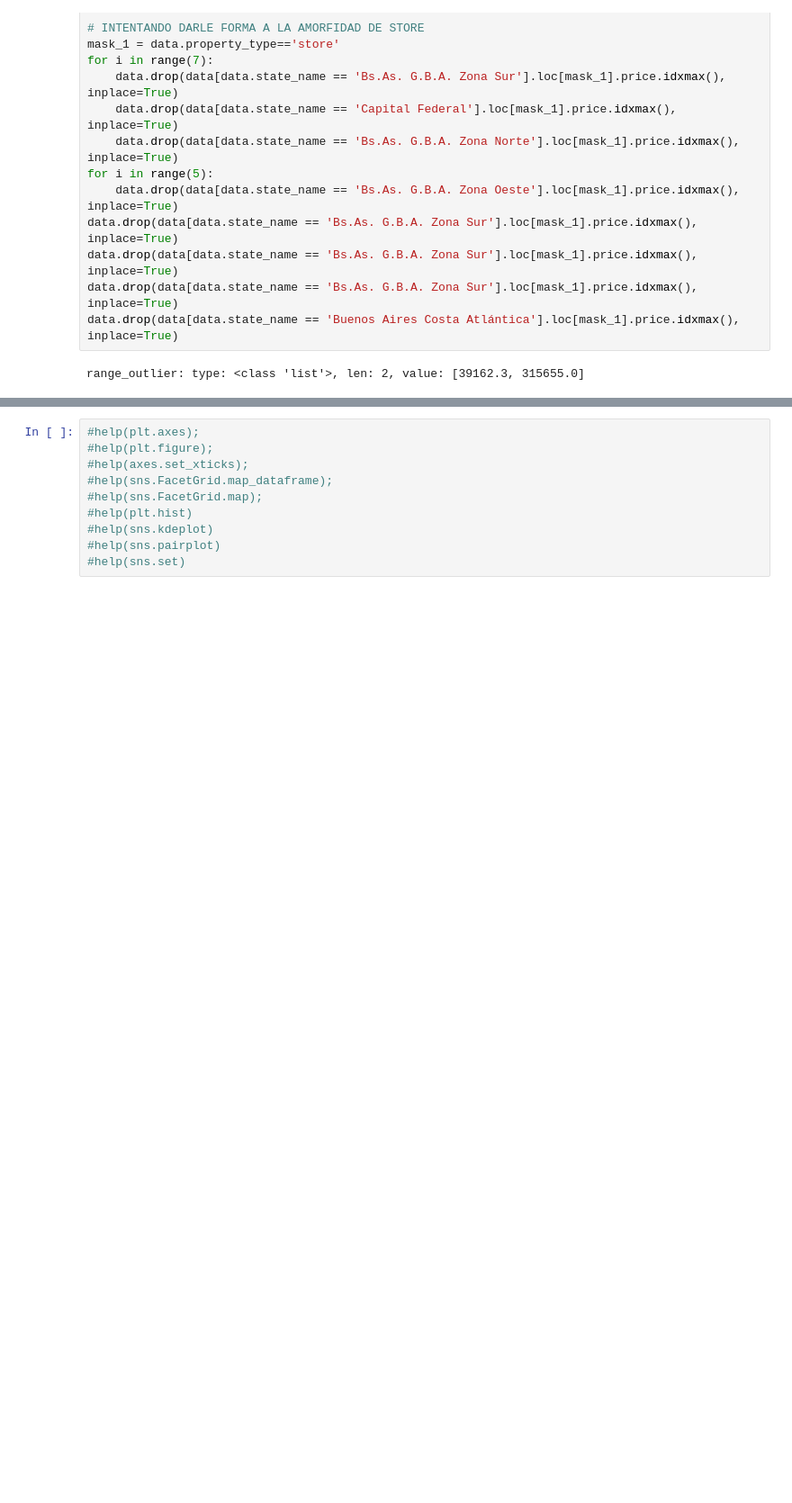
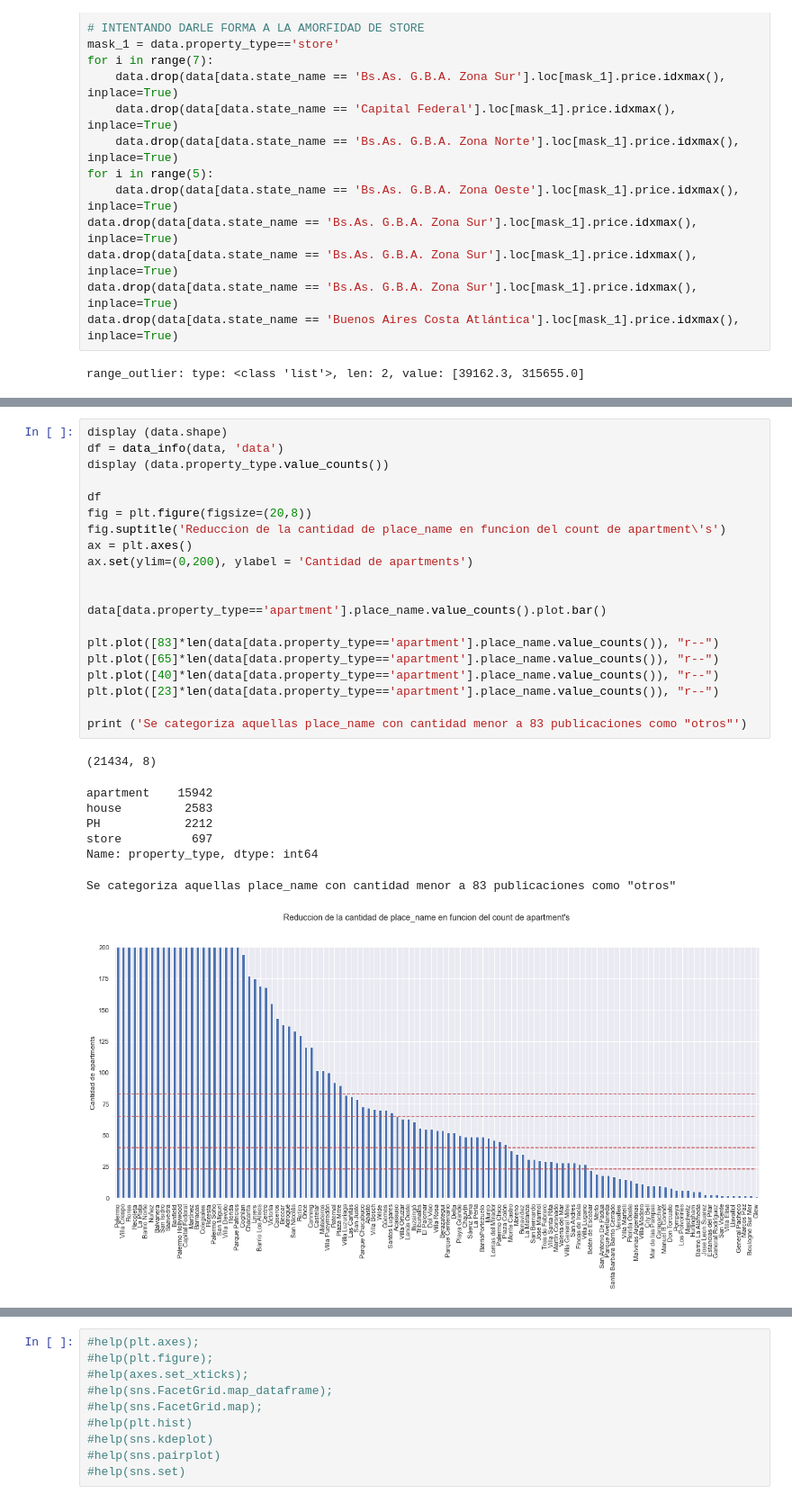
Before and after one commit to grupo4dhds/grupo4_git, a Jupyter notebook: workshop2_G4_main.ipynb, the cells around one changed output, grey strips where cells are left out. Shown at 90% size. Cells and saved outputs as stored; diff of their text form; blank space fills up the shorter version.

```diff
--- a/workshop2_G4_main.ipynb
+++ b/workshop2_G4_main.ipynb
@@ -1431,0 +1323,29 @@ ax.set(xlabel = 'precio');
+# %%
+display (data.shape)
+df = data_info(data, 'data')
+display (data.property_type.value_counts())
+
+df
+fig = plt.figure(figsize=(20,8))
+fig.suptitle('Reduccion de la cantidad de place_name en funcion del count de apartment\'s')
+ax = plt.axes()
+ax.set(ylim=(0,200), ylabel = 'Cantidad de apartments')
+
+
+data[data.property_type=='apartment'].place_name.value_counts().plot.bar()
+
+plt.plot([83]*len(data[data.property_type=='apartment'].place_name.value_counts()), "r--")
+plt.plot([65]*len(data[data.property_type=='apartment'].place_name.value_counts()), "r--")
+plt.plot([40]*len(data[data.property_type=='apartment'].place_name.value_counts()), "r--")
+plt.plot([23]*len(data[data.property_type=='apartment'].place_name.value_counts()), "r--")
+
+print ('Se categoriza aquellas place_name con cantidad menor a 83 publicaciones como "otros"')
+# %% [output]
+(21434, 8)
+apartment    15942
+house         2583
+PH            2212
+store          697
+Name: property_type, dtype: int64
+Se categoriza aquellas place_name con cantidad menor a 83 publicaciones como "otros"
+[figure, added]
```
Also changed, not shown: parts of 49 cells of this notebook.
